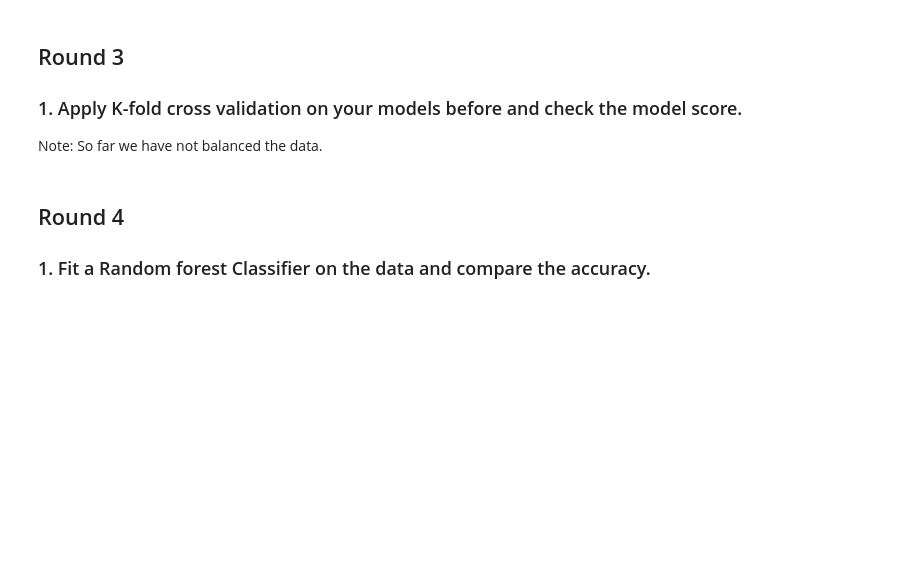
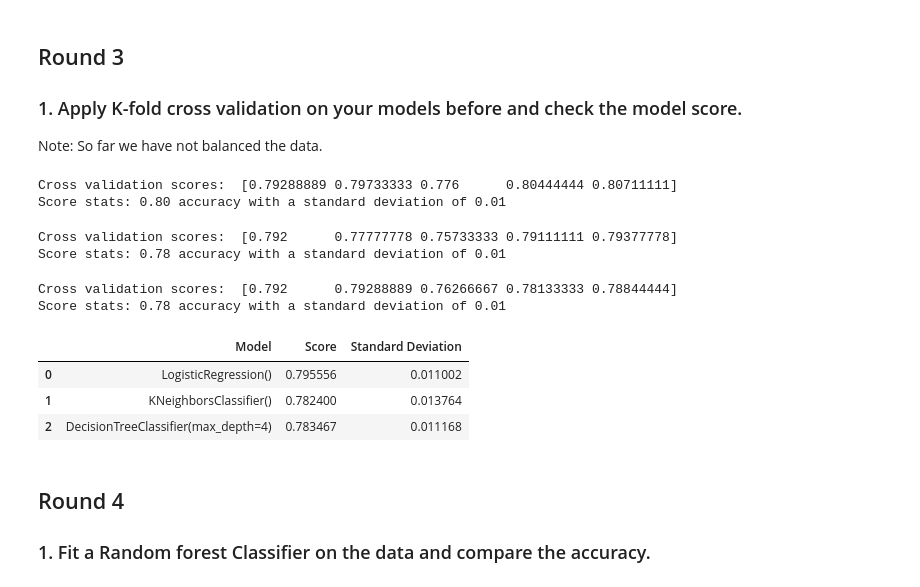
Before and after one commit to ericanna/Lab_Classification-Handling-Imbalanced-Data, a Jupyter notebook: Lab_Classification-Handling-Imbalanced-Data.ipynb, the cells around one changed output. Cells and saved outputs as stored; diff of their text form; code cells hidden in the pictures; blank space fills up the shorter version.

```diff
--- a/Lab_Classification-Handling-Imbalanced-Data.ipynb
+++ b/Lab_Classification-Handling-Imbalanced-Data.ipynb
@@ -272,6 +272,54 @@ plt.show()
 ## Round 3
 ### 1. Apply K-fold cross validation on your models before and check the model score.
 Note: So far we have not balanced the data.
+# %%
+# Applying K-fold to the Logistic Regression
+
+from sklearn.model_selection import cross_val_score
+from sklearn.model_selection import cross_val_predict
+
+model1 = LogisticRegression()
+model1.fit(X_train_s, y_train)
+
+score1=cross_val_score(model1, X_train_s, y_train, cv=5) # cv = number of groups of samples
+print("Cross validation scores: ", score1)
+print("Score stats: %0.2f accuracy with a standard deviation of %0.2f" % (score1.mean(), score1.std()))
+# %% [output]
+Cross validation scores:  [0.79288889 0.79733333 0.776      0.80444444 0.80711111]
+Score stats: 0.80 accuracy with a standard deviation of 0.01
+# %%
+# Applying K-fold to KNN
+
+model2 = KNeighborsClassifier(n_neighbors=5,weights='uniform')
+model2.fit(X_train_s, y_train)
+
+score2=cross_val_score(model2, X_train_s, y_train, cv=5)
+print("Cross validation scores: ", score2)
+print("Score stats: %0.2f accuracy with a standard deviation of %0.2f" % (score2.mean(), score2.std()))
+# %% [output]
+Cross validation scores:  [0.792      0.77777778 0.75733333 0.79111111 0.79377778]
+Score stats: 0.78 accuracy with a standard deviation of 0.01
+# %%
+# Applying K-fold to the Decision Tree
+
+model3 = DecisionTreeClassifier(max_depth=4)
+model3.fit(X_train_s, y_train)
+
+score3=cross_val_score(model3, X_train_s, y_train, cv=5)
+print("Cross validation scores: ", score3)
+print("Score stats: %0.2f accuracy with a standard deviation of %0.2f" % (score3.mean(), score3.std()))
+# %% [output]
+Cross validation scores:  [0.792      0.79288889 0.76266667 0.78133333 0.78844444]
+Score stats: 0.78 accuracy with a standard deviation of 0.01
+# %%
+comparison = {"Model": [model1, model2, model3], "Score": [score1.mean(), score2.mean(), score3.mean()], "Standard Deviation": [score1.std(), score2.std(), score3.std()]}
+comparison = pd.DataFrame(comparison)
+comparison
+# %% [output]
+|  | Model | Score | Standard Deviation |
+| 0 | LogisticRegression() | 0.795556 | 0.011002 |
+| 1 | KNeighborsClassifier() | 0.782400 | 0.013764 |
+| 2 | DecisionTreeClassifier(max_depth=4) | 0.783467 | 0.011168 |
 # %% [markdown]
 ## Round 4
 ### 1. Fit a Random forest Classifier on the data and compare the accuracy.
```
Also changed, not shown: parts of 6 cells of this notebook.
